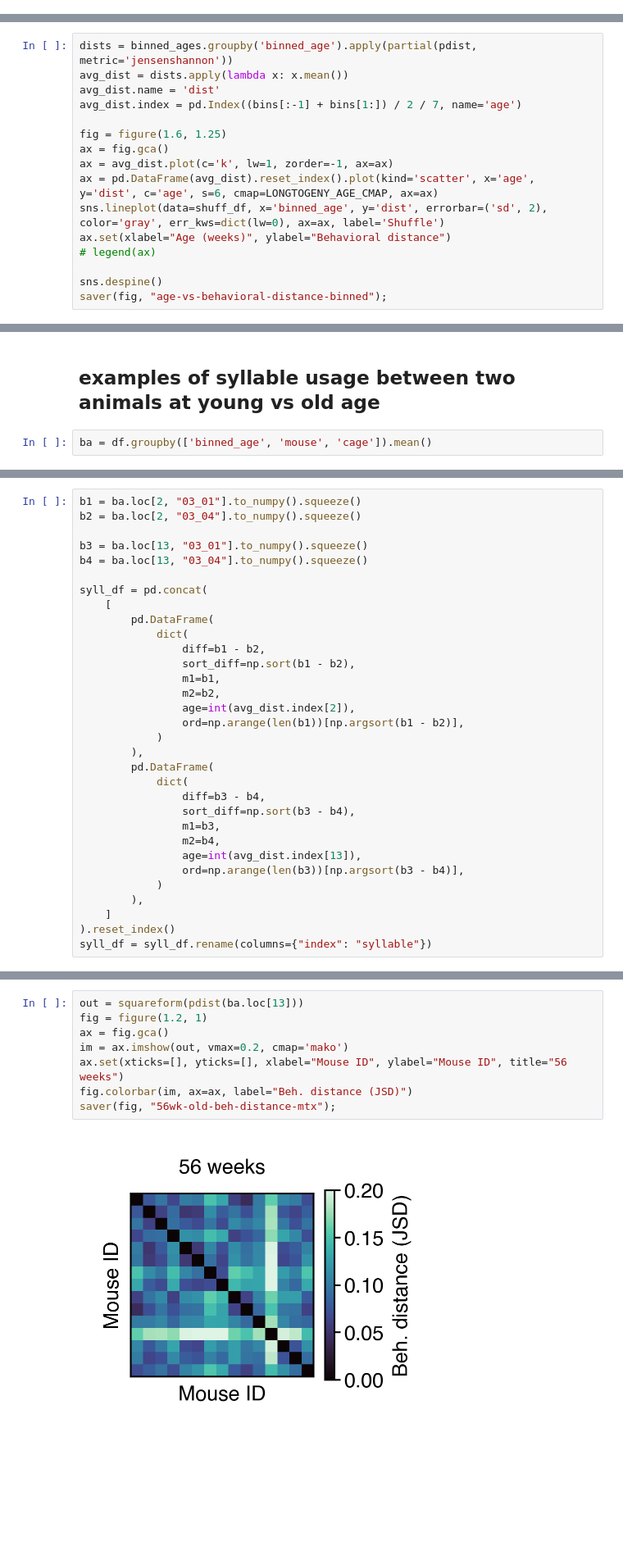
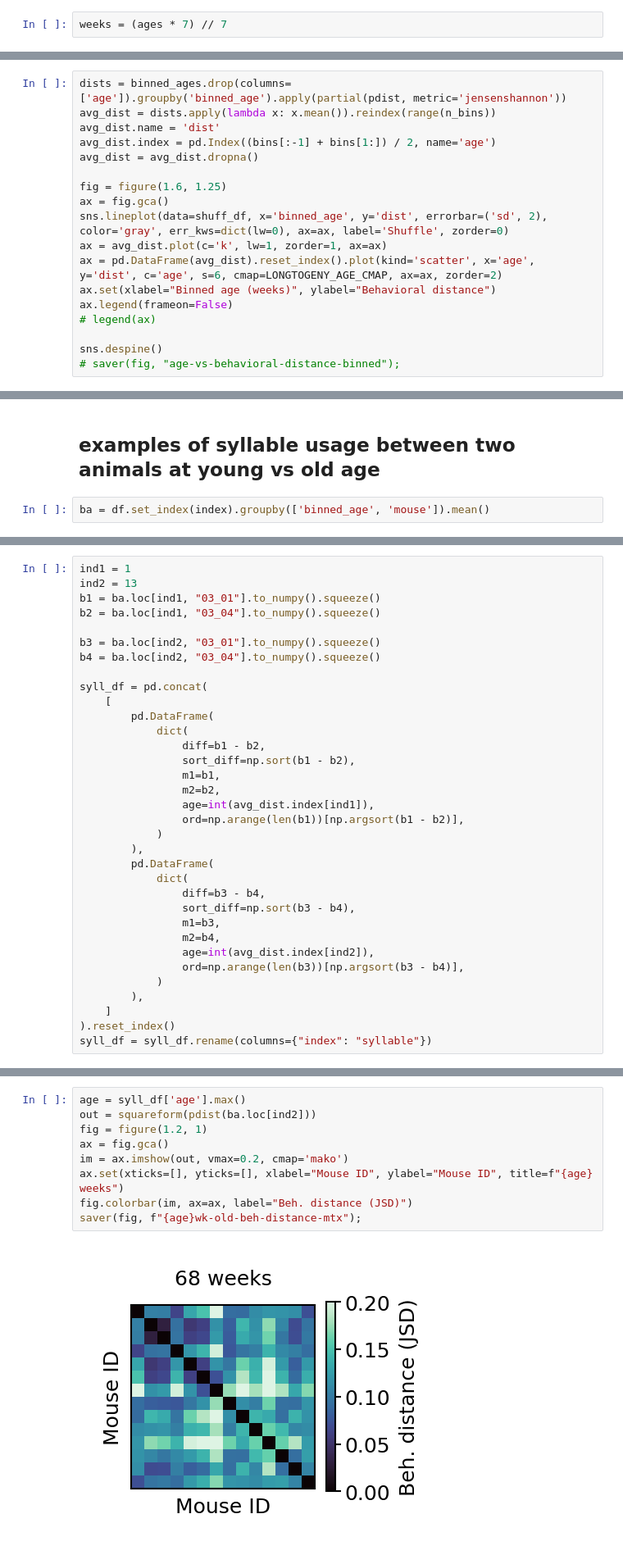
Before and after one commit to dattalab/ontogeny-of-behavior, a Jupyter notebook: notebooks/figures/win/fig6-beh-distance-across-age.ipynb, the cells around one changed output, grey strips where cells are left out. Shown at 82% size. Cells and saved outputs as stored; diff of their text form; blank space fills up the shorter version.

```diff
--- a/notebooks/figures/win/fig6-beh-distance-across-age.ipynb
+++ b/notebooks/figures/win/fig6-beh-distance-across-age.ipynb
@@ -36,0 +25,2 @@ binned_ages = df.groupby(['binned_age', 'mouse', 'cage']).mean()
+# %%
+weeks = (ages * 7) // 7
@@ -94,19 +90,21 @@ shuff_dists = pd.DataFrame(shuff_dists)
 shuff_dists.index.name = 'shuffle'
 shuff_df = shuff_dists.reset_index().melt(id_vars='shuffle', value_name='dist')
 # %%
-dists = binned_ages.groupby('binned_age').apply(partial(pdist, metric='jensenshannon'))
-avg_dist = dists.apply(lambda x: x.mean())
+dists = binned_ages.drop(columns=['age']).groupby('binned_age').apply(partial(pdist, metric='jensenshannon'))
+avg_dist = dists.apply(lambda x: x.mean()).reindex(range(n_bins))
 avg_dist.name = 'dist'
-avg_dist.index = pd.Index((bins[:-1] + bins[1:]) / 2 / 7, name='age')
+avg_dist.index = pd.Index((bins[:-1] + bins[1:]) / 2, name='age')
+avg_dist = avg_dist.dropna()
 
 fig = figure(1.6, 1.25)
 ax = fig.gca()
-ax = avg_dist.plot(c='k', lw=1, zorder=-1, ax=ax)
-ax = pd.DataFrame(avg_dist).reset_index().plot(kind='scatter', x='age', y='dist', c='age', s=6, cmap=LONGTOGENY_AGE_CMAP, ax=ax)
-sns.lineplot(data=shuff_df, x='binned_age', y='dist', errorbar=('sd', 2), color='gray', err_kws=dict(lw=0), ax=ax, label='Shuffle')
-ax.set(xlabel="Age (weeks)", ylabel="Behavioral distance")
+sns.lineplot(data=shuff_df, x='binned_age', y='dist', errorbar=('sd', 2), color='gray', err_kws=dict(lw=0), ax=ax, label='Shuffle', zorder=0)
+ax = avg_dist.plot(c='k', lw=1, zorder=1, ax=ax)
+ax = pd.DataFrame(avg_dist).reset_index().plot(kind='scatter', x='age', y='dist', c='age', s=6, cmap=LONGTOGENY_AGE_CMAP, ax=ax, zorder=2)
+ax.set(xlabel="Binned age (weeks)", ylabel="Behavioral distance")
+ax.legend(frameon=False)
 # legend(ax)
 
 sns.despine()
-saver(fig, "age-vs-behavioral-distance-binned");
+# saver(fig, "age-vs-behavioral-distance-binned");
 # %% [output]
@@ -124,4 +112,4 @@ Index([3.3035714285714284, 3.9464285714285716,  5.357142857142857,
 # %% [markdown]
 ## examples of syllable usage between two animals at young vs old age
 # %%
-ba = df.groupby(['binned_age', 'mouse', 'cage']).mean()
+ba = df.set_index(index).groupby(['binned_age', 'mouse']).mean()
@@ -134,9 +137,11 @@ Index(['01_01', '01_02', '01_03', '01_04', '02_01', '02_02', '02_03', '02_04',
 # %%
-b1 = ba.loc[2, "03_01"].to_numpy().squeeze()
-b2 = ba.loc[2, "03_04"].to_numpy().squeeze()
+ind1 = 1
+ind2 = 13
+b1 = ba.loc[ind1, "03_01"].to_numpy().squeeze()
+b2 = ba.loc[ind1, "03_04"].to_numpy().squeeze()
 
-b3 = ba.loc[13, "03_01"].to_numpy().squeeze()
-b4 = ba.loc[13, "03_04"].to_numpy().squeeze()
+b3 = ba.loc[ind2, "03_01"].to_numpy().squeeze()
+b4 = ba.loc[ind2, "03_04"].to_numpy().squeeze()
 
 syll_df = pd.concat(
     [
@@ -146,7 +151,7 @@ syll_df = pd.concat(
                 sort_diff=np.sort(b1 - b2),
                 m1=b1,
                 m2=b2,
-                age=int(avg_dist.index[2]),
+                age=int(avg_dist.index[ind1]),
                 ord=np.arange(len(b1))[np.argsort(b1 - b2)],
             )
         ),
@@ -156,7 +161,7 @@ syll_df = pd.concat(
                 sort_diff=np.sort(b3 - b4),
                 m1=b3,
                 m2=b4,
-                age=int(avg_dist.index[13]),
+                age=int(avg_dist.index[ind2]),
                 ord=np.arange(len(b3))[np.argsort(b3 - b4)],
             )
         ),
@@ -210,10 +216,11 @@ saver(fig, "5wk-old-beh-distance-mtx");
 # %%
-out = squareform(pdist(ba.loc[13]))
+age = syll_df['age'].max()
+out = squareform(pdist(ba.loc[ind2]))
 fig = figure(1.2, 1)
 ax = fig.gca()
 im = ax.imshow(out, vmax=0.2, cmap='mako')
-ax.set(xticks=[], yticks=[], xlabel="Mouse ID", ylabel="Mouse ID", title="56 weeks")
+ax.set(xticks=[], yticks=[], xlabel="Mouse ID", ylabel="Mouse ID", title=f"{age} weeks")
 fig.colorbar(im, ax=ax, label="Beh. distance (JSD)")
-saver(fig, "56wk-old-beh-distance-mtx");
+saver(fig, f"{age}wk-old-beh-distance-mtx");
 # %% [output]
-[figure, old version]
+[figure, new version]
```
Also changed, not shown: parts of 23 cells of this notebook, 8 other files.
